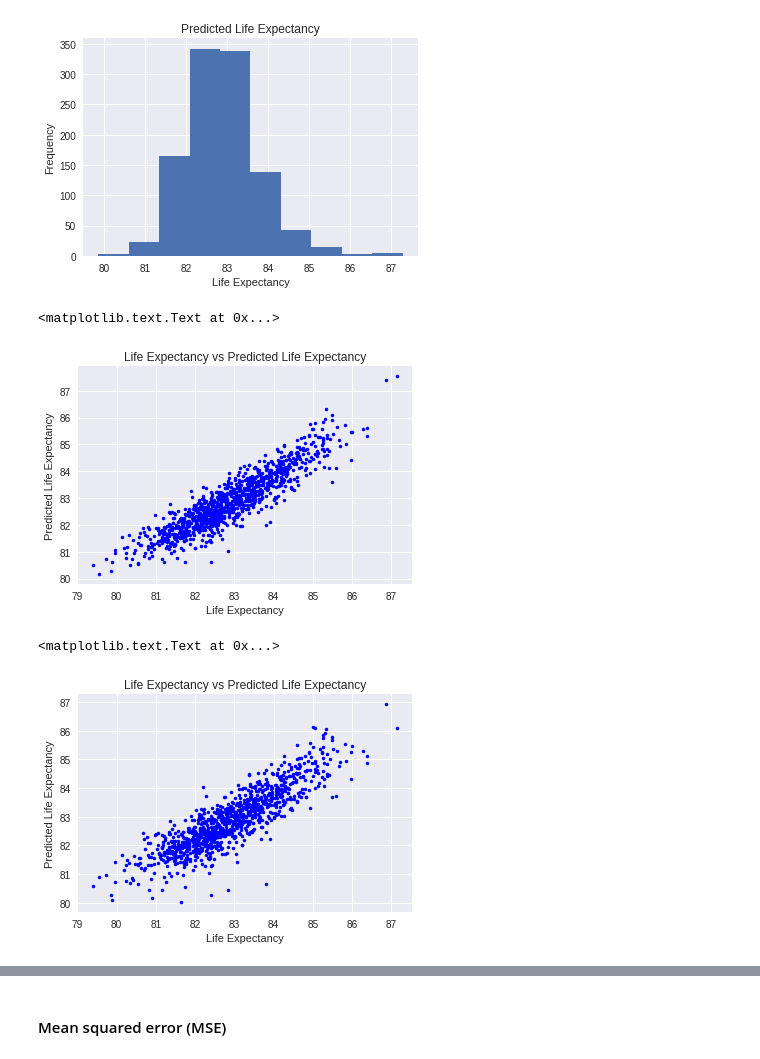
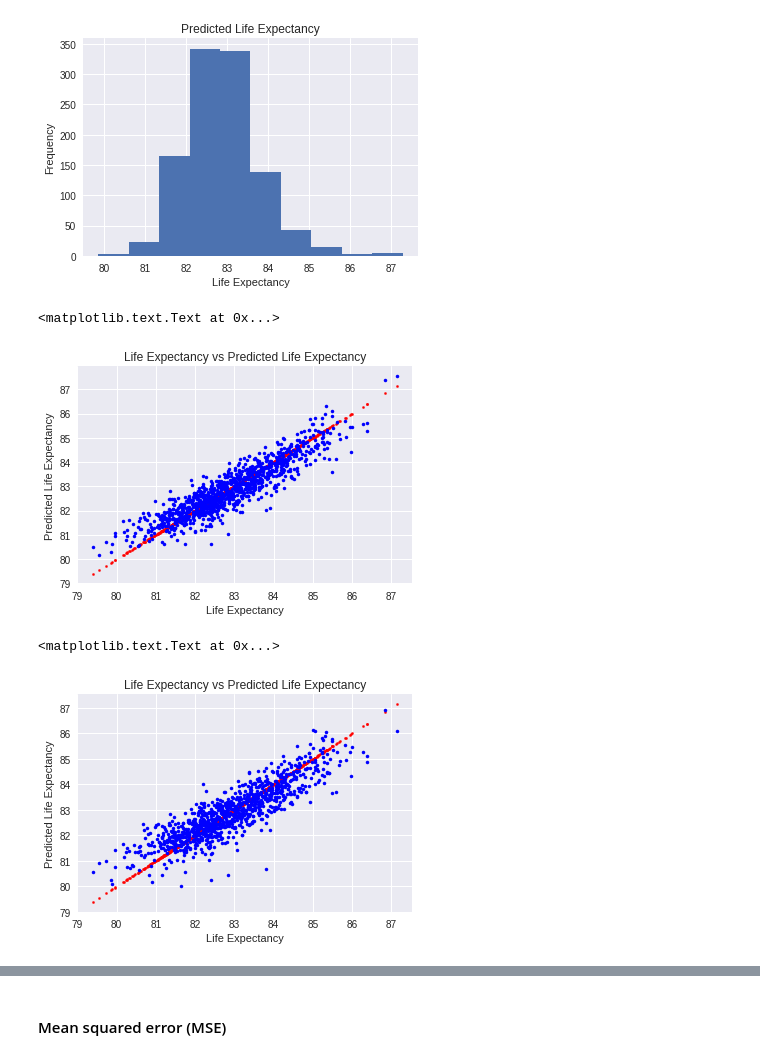
Before and after one commit to anxin16/Capstone-Project-2, a Jupyter notebook: Capstone-Report/Capstone-3.ipynb, the cells around one changed output, grey strips where cells are left out. Cells and saved outputs as stored; diff of their text form; code cells hidden in the pictures.

```diff
--- a/Capstone-Report/Capstone-3.ipynb
+++ b/Capstone-Report/Capstone-3.ipynb
@@ -430,21 +430,23 @@ plt.ylabel('Frequency')
 [figure]
 # %%
 # True prices compared to the predicted life expectancy
+plt.scatter(y, y, c='r', s=5)
 plt.plot(y, lm1.predict(X1), 'b.')
 plt.xlabel('Life Expectancy')
 plt.ylabel('Predicted Life Expectancy')
 plt.title('Life Expectancy vs Predicted Life Expectancy')
 # %% [output]
 <matplotlib.text.Text at 0x...>
-[figure, old version]
+[figure, new version]
 # %%
 # True life expectancy compared to the predicted life expectancy
+plt.scatter(y, y, c='r', s=5)
 plt.plot(y, lm2.predict(X2), 'b.')
 plt.xlabel('Life Expectancy')
 plt.ylabel('Predicted Life Expectancy')
 plt.title('Life Expectancy vs Predicted Life Expectancy')
 # %% [output]
 <matplotlib.text.Text at 0x...>
-[figure, old version]
+[figure, new version]
 # %%
 # True life expectancy compared to the predicted life expectancy
```
Also changed, not shown: parts of 43 cells of this notebook.
